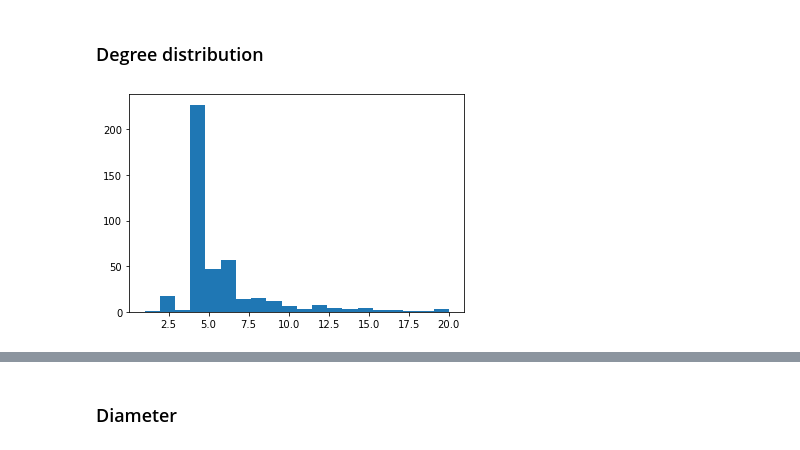
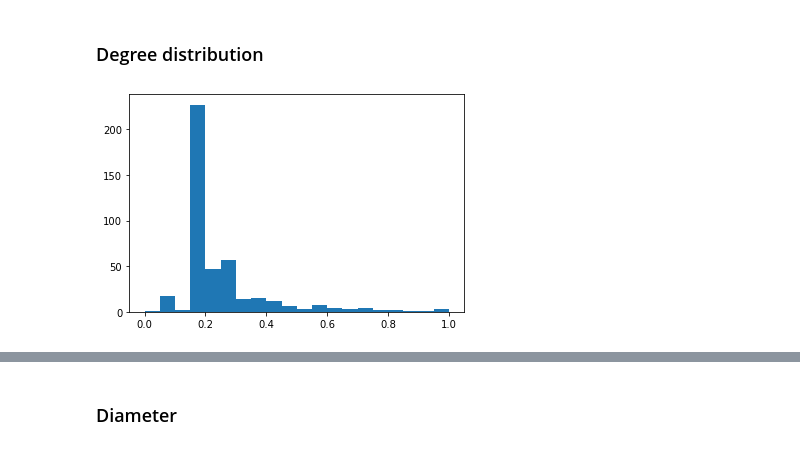
Before and after one commit to AlbezJelt/data-analytics-project-21-22, a Jupyter notebook: src/final_analysis/network_and_centrality.ipynb, the cells around one changed output, grey strips where cells are left out. Saved outputs shown, nothing was run; the diff lists cells and outputs as text; code cells hidden in the pictures.

```diff
--- a/src/final_analysis/network_and_centrality.ipynb
+++ b/src/final_analysis/network_and_centrality.ipynb
@@ -23,5 +23,6 @@ g.summary()
 ### Average Degree
 # %%
 average_degree = g.degree(vertices=g.vs, mode="all")
+average_degree = (average_degree - np.min(average_degree))/(np.max(average_degree)-np.min(average_degree))
 np.mean(average_degree)
 # %% [output]
@@ -30,7 +54,7 @@ np.mean(average_degree)
 ### Degree distribution
 # %%
 bins = len([val for bin1, bin2, val in g.degree_distribution().bins()])
-plt.hist(g.degree(mode="all"), bins)
+plt.hist(average_degree, bins)
 plt.show()
 # %% [output]
-[figure, old version]
+[figure, new version]
```
Also changed, not shown: parts of 12 cells of this notebook, 5 other files.
